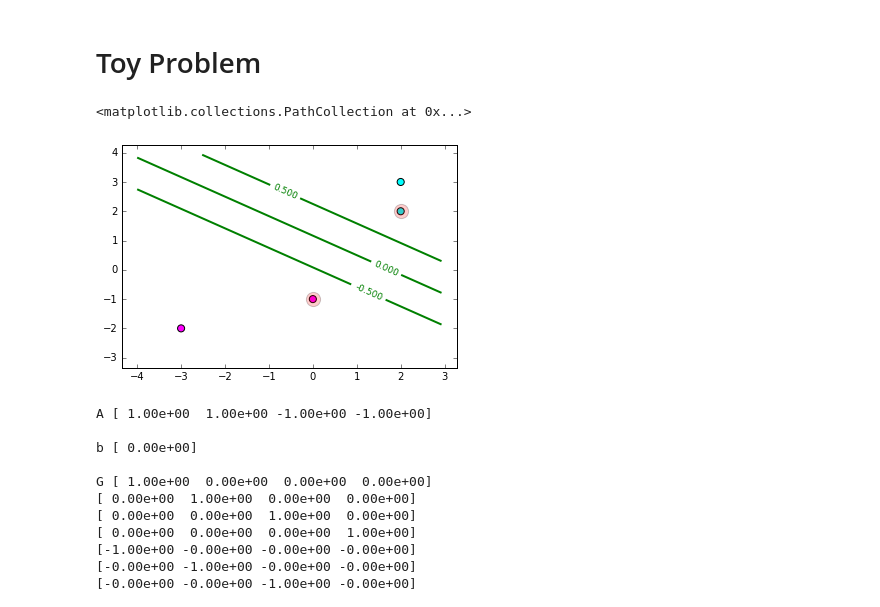
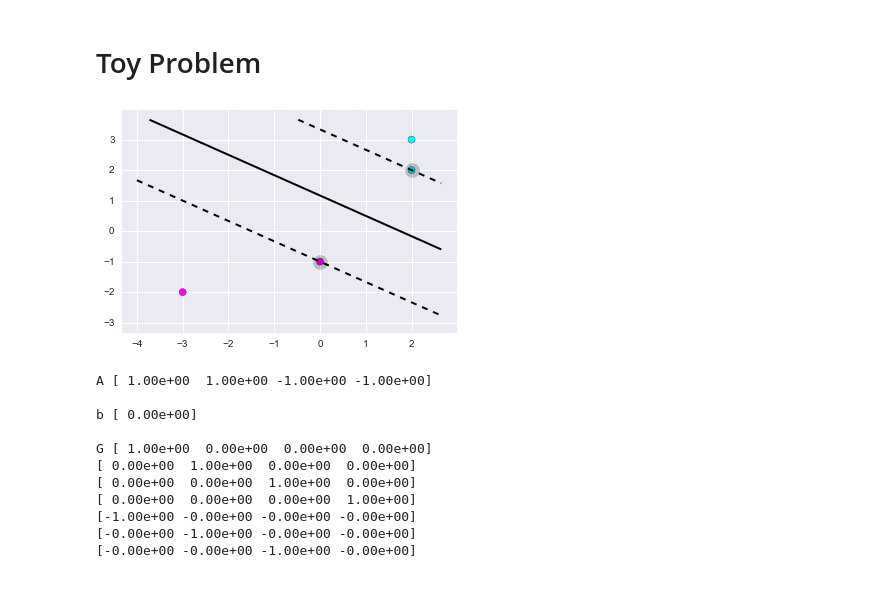
Before and after one commit to PhilChodrow/6.867_hwk2, a Jupyter notebook: P2.ipynb, the cells around one changed output. Cells and saved outputs as stored; diff of their text form; code cells hidden in the pictures.

```diff
--- a/P2.ipynb
+++ b/P2.ipynb
@@ -13,26 +14,58 @@ def gaussian_kernel(x, y, s = 1):
 
 def linear_kernel(x,y):
     return np.dot(x,y)
+# %%
+def data_path(i, type):
+    return 'hw2_resources/data/data' + str(i) + '_' + type + '.csv'
+
+def plot_data(i, X, Y, values, ax, title = None):
+    x_min, x_max = X[:, 0].min() - 1, X[:, 0].max() + 1
+    y_min, y_max = X[:, 1].min() - 1, X[:, 1].max() + 1
+    h = max((x_max-x_min)/20., (y_max-y_min)/20.)
+    xx, yy = meshgrid(arange(x_min, x_max, h),
+                      arange(y_min, y_max, h))
+    zz = array([svm.predict(x) for x in c_[xx.ravel(), yy.ravel()]])
+    zz = zz.reshape(xx.shape)
+
+    CS = ax.contour(xx, yy, zz, values, colors = 'black', linewidths = 2)
+    CS = ax.contour(xx, yy, zz, (-1, 1), colors = 'black', linestyles = 'dashed', linewidths = 2)
+
+#     ax.clabel(CS, fontsize=9, inline=1)
+    # Plot the training points
+    ax.scatter(X[:, 0], X[:, 1], c=(1.-Y), s=50, cmap = pl.cm.cool)
+    ax.set_title(title)
+#     ax.axis('tight')
+
+def read_data(path):
+    data = pd.read_table(path, sep = ' ', header = None)
+    X = np.array(data[[0,1]])
+    Y = np.array(data[[2]])
+    return((X,Y))
 # %% [markdown]
 # Toy Problem
 # %%
 X = np.array([[2,2],[2,3],[0,-1], [-3, -2]])
 Y = np.array([1, 1, -1, -1]).reshape((4,1))
 
 svm = learner()
 svm.set_data(X,Y)
 svm.set_kernel_function(linear_kernel)
 svm.make_kernel_matrix()
 constraints = svm.train(1)
-plotDecisionBoundary(X, Y, scoreFn = svm.predict, values = (-0.5, 0, 0.5))
+
+fig = plt.figure()
+ax = fig.add_subplot(111)
+plot_data(1, X, Y, (0), ax, '')
+
 plt.gca().scatter(svm.support_vectors[:,0],
             svm.support_vectors[:,1],
             s = 200,
-            c = 'red',
+            c = 'black',
             alpha = .2) # ugly but whatevs
+
+plt.savefig('figs/toy.pdf')
 # %% [output]
-<matplotlib.collections.PathCollection at 0x...>
-[figure, old version]
+[figure, new version]
 # %%
 for constraint in constraints:
     print constraint, constraints[constraint]
```
Also changed, not shown: parts of 8 cells of this notebook, 2 other files.
